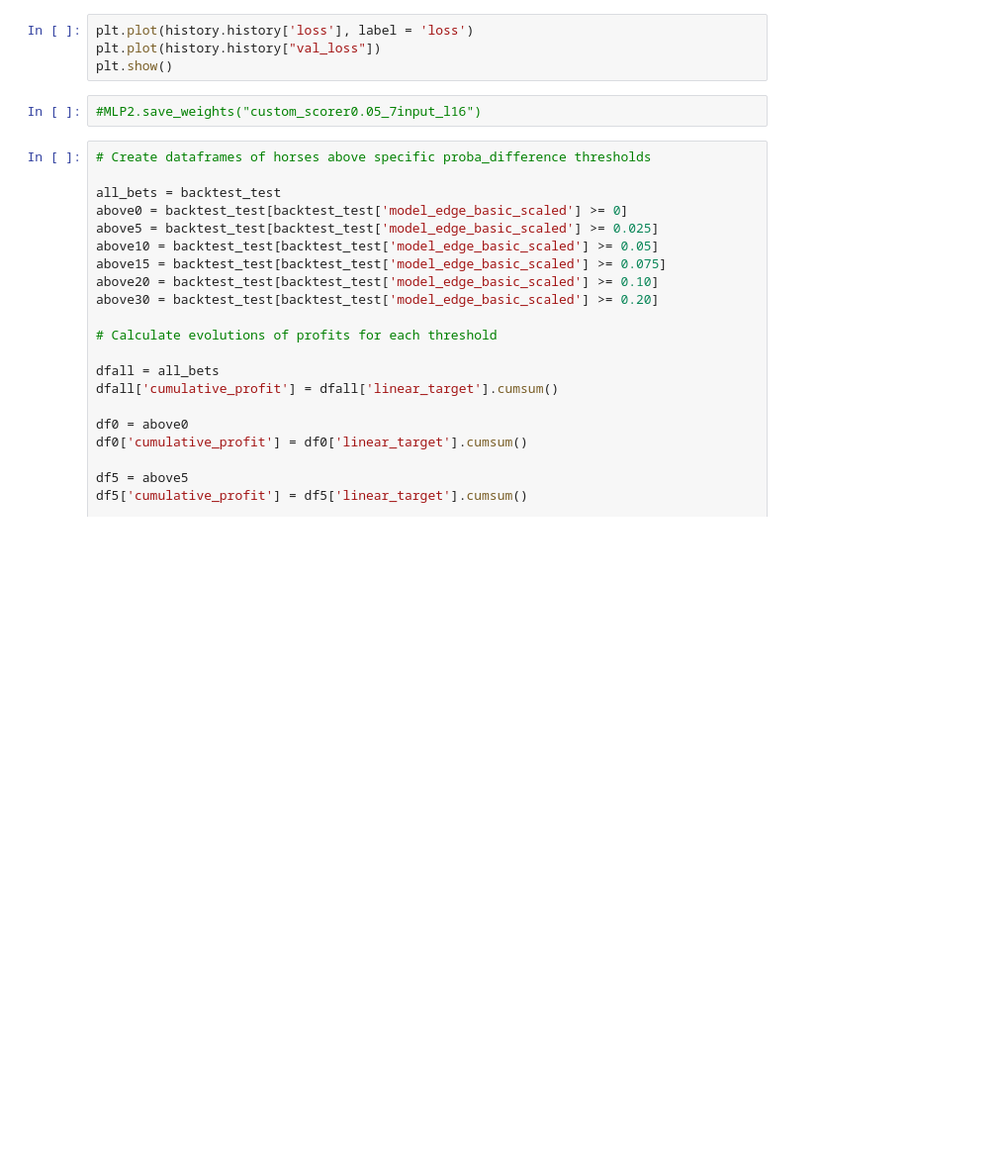
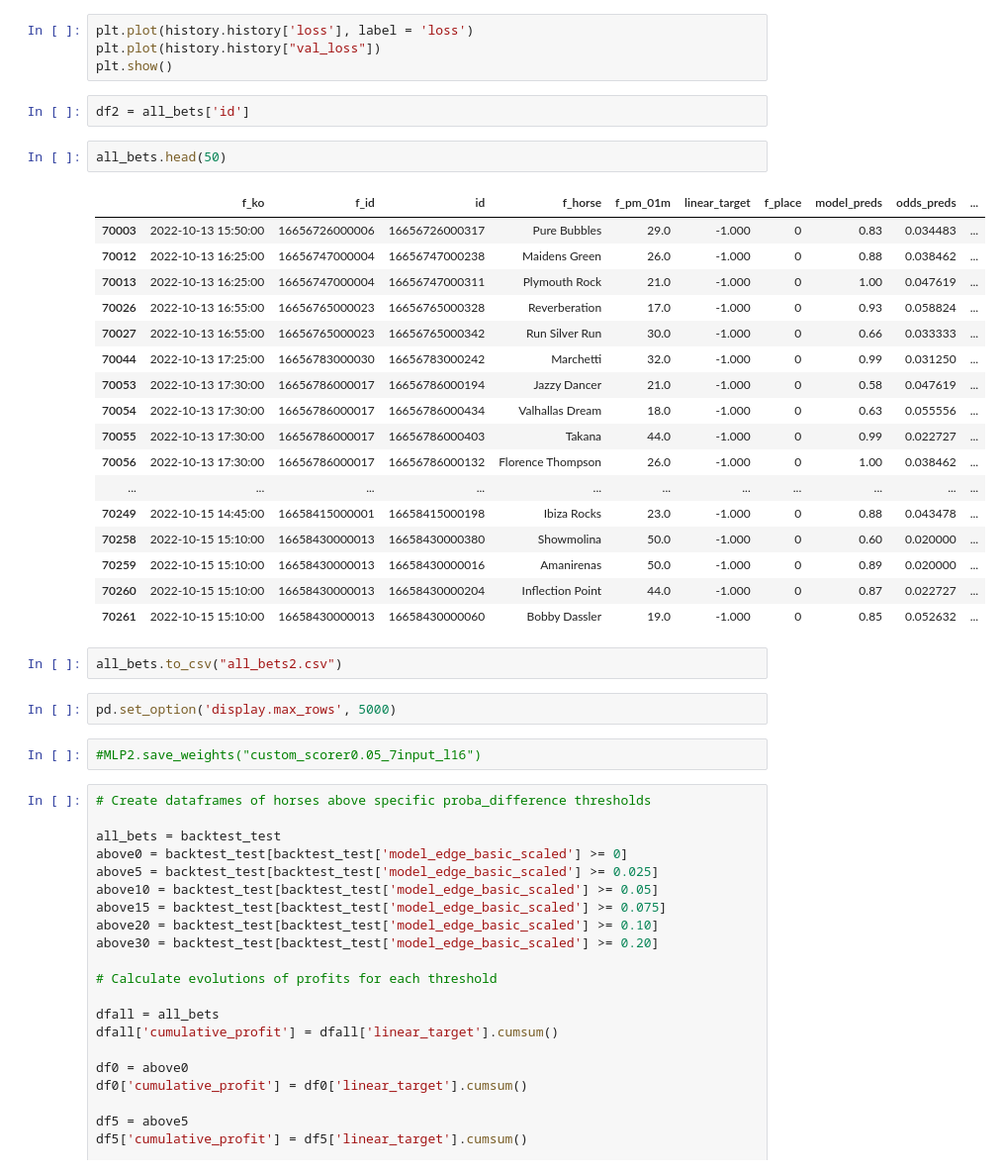
Before and after one commit to lucasglanville/and_theyre_off_backend, a Jupyter notebook: Preprocessing/Reduced_features_l50_custom_scorer.ipynb, the cells around one changed output. Shown at 99% size. Drawn from its saved outputs; the diff is of its cells as text; blank space fills up the shorter version.

```diff
--- a/Preprocessing/Reduced_features_l50_custom_scorer.ipynb
+++ b/Preprocessing/Reduced_features_l50_custom_scorer.ipynb
@@ -484,6 +493,32 @@ See the caveats in the documentation: https://pandas.pydata.org/pandas-docs/stab
 plt.plot(history.history['loss'], label = 'loss')
 plt.plot(history.history["val_loss"])
 plt.show()
+# %%
+df2 = all_bets['id']
+# %%
+all_bets.head(50)
+# %% [output]
+|  | f_ko | f_id | id | f_horse | f_pm_01m | linear_target | f_place | model_preds | odds_preds | ... |
+| 70003 | 2022-10-13 15:50:00 | 16656726000006 | 16656726000317 | Pure Bubbles | 29.0 | -1.000 | 0 | 0.83 | 0.034483 | ... |
+| 70012 | 2022-10-13 16:25:00 | 16656747000004 | 16656747000238 | Maidens Green | 26.0 | -1.000 | 0 | 0.88 | 0.038462 | ... |
+| 70013 | 2022-10-13 16:25:00 | 16656747000004 | 16656747000311 | Plymouth Rock | 21.0 | -1.000 | 0 | 1.00 | 0.047619 | ... |
+| 70026 | 2022-10-13 16:55:00 | 16656765000023 | 16656765000328 | Reverberation | 17.0 | -1.000 | 0 | 0.93 | 0.058824 | ... |
+| 70027 | 2022-10-13 16:55:00 | 16656765000023 | 16656765000342 | Run Silver Run | 30.0 | -1.000 | 0 | 0.66 | 0.033333 | ... |
+| 70044 | 2022-10-13 17:25:00 | 16656783000030 | 16656783000242 | Marchetti | 32.0 | -1.000 | 0 | 0.99 | 0.031250 | ... |
+| 70053 | 2022-10-13 17:30:00 | 16656786000017 | 16656786000194 | Jazzy Dancer | 21.0 | -1.000 | 0 | 0.58 | 0.047619 | ... |
+| 70054 | 2022-10-13 17:30:00 | 16656786000017 | 16656786000434 | Valhallas Dream | 18.0 | -1.000 | 0 | 0.63 | 0.055556 | ... |
+| 70055 | 2022-10-13 17:30:00 | 16656786000017 | 16656786000403 | Takana | 44.0 | -1.000 | 0 | 0.99 | 0.022727 | ... |
+| 70056 | 2022-10-13 17:30:00 | 16656786000017 | 16656786000132 | Florence Thompson | 26.0 | -1.000 | 0 | 1.00 | 0.038462 | ... |
+| ... | ... | ... | ... | ... | ... | ... | ... | ... | ... | ... |
+| 70249 | 2022-10-15 14:45:00 | 16658415000001 | 16658415000198 | Ibiza Rocks | 23.0 | -1.000 | 0 | 0.88 | 0.043478 | ... |
+| 70258 | 2022-10-15 15:10:00 | 16658430000013 | 16658430000380 | Showmolina | 50.0 | -1.000 | 0 | 0.60 | 0.020000 | ... |
+| 70259 | 2022-10-15 15:10:00 | 16658430000013 | 16658430000016 | Amanirenas | 50.0 | -1.000 | 0 | 0.89 | 0.020000 | ... |
+| 70260 | 2022-10-15 15:10:00 | 16658430000013 | 16658430000204 | Inflection Point | 44.0 | -1.000 | 0 | 0.87 | 0.022727 | ... |
+| 70261 | 2022-10-15 15:10:00 | 16658430000013 | 16658430000060 | Bobby Dassler | 19.0 | -1.000 | 0 | 0.85 | 0.052632 | ... |
+# %%
+all_bets.to_csv("all_bets2.csv")
+# %%
+pd.set_option('display.max_rows', 5000)
 # %%
 #MLP2.save_weights("custom_scorer0.05_7input_l16")
 # %%
```
Also changed, not shown: parts of 12 cells of this notebook, 7 other files.
